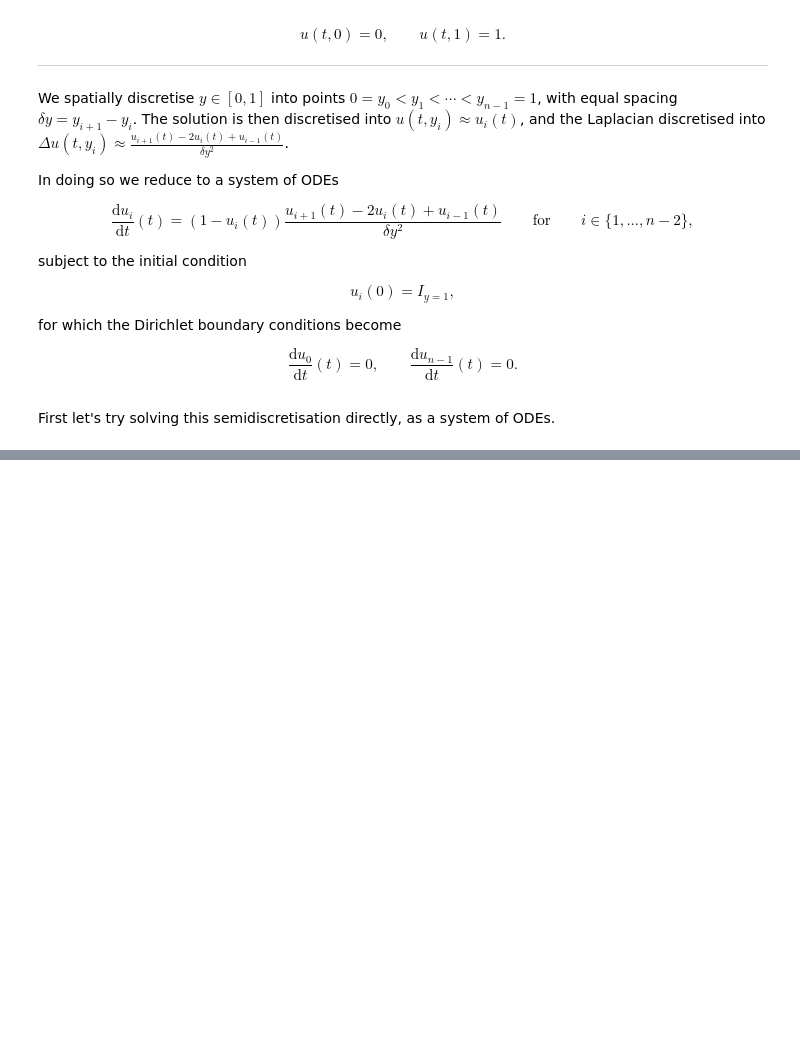
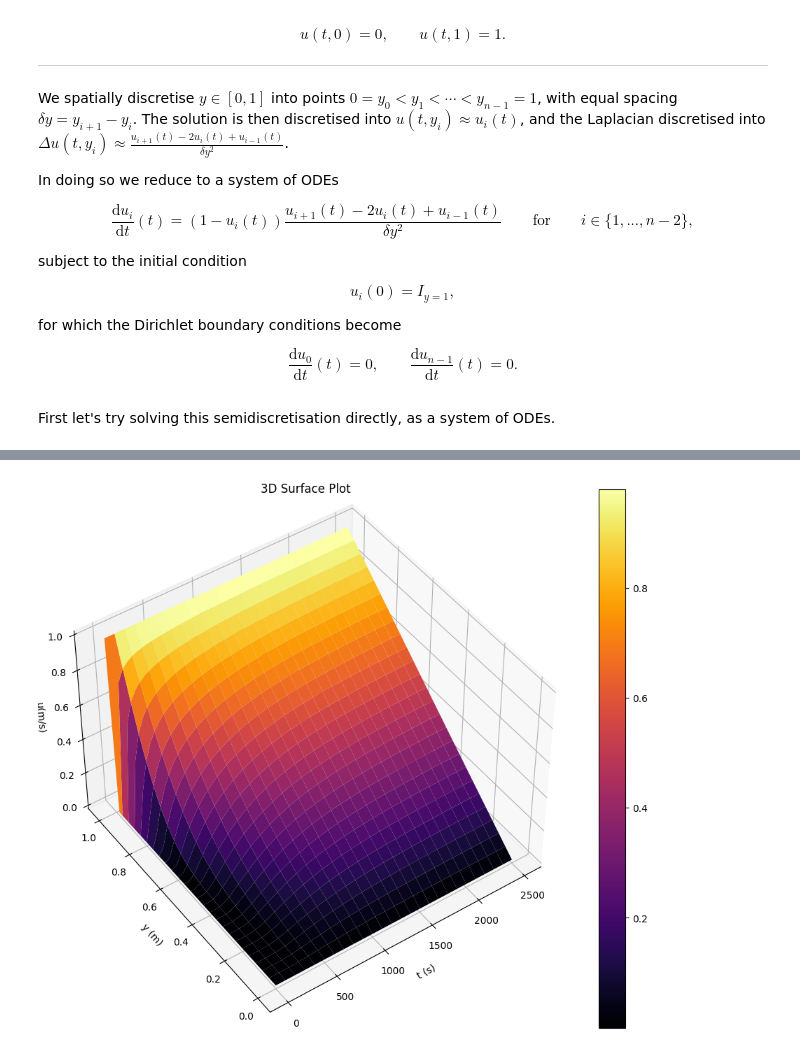
Before and after one commit to chaoming0625/diffrax, a Jupyter notebook: examples-with-units/unit_aware_couette.ipynb, the cells around one changed output, grey strips where cells are left out. Cells and saved outputs as stored; diff of their text form; code cells hidden in the pictures; blank space fills up the shorter version.

```diff
--- a/examples-with-units/unit_aware_couette.ipynb
+++ b/examples-with-units/unit_aware_couette.ipynb
@@ -171,0 +173,25 @@ plt.show()
+# %%
+ys_np = sol.ys.vals.to_decimal(u.meter / u.second).T
+
+t_vals = np.linspace(t0.to_decimal(u.second), t_final.to_decimal(u.second), ys_np.shape[1])
+x_vals = np.linspace(x0.to_decimal(u.meter), x_final.to_decimal(u.meter), ys_np.shape[0])
+
+T, X = np.meshgrid(t_vals, x_vals)
+
+fig = plt.figure(figsize=(12, 10))
+ax = fig.add_subplot(111, projection='3d')
+
+surf = ax.plot_surface(T, X, ys_np, cmap='inferno', edgecolor='none')
+
+ax.set_xlabel('t (s)')
+ax.set_ylabel('y (m)')
+ax.set_zlabel('u(m/s)')
+ax.set_title('3D Surface Plot')
+
+
+fig.colorbar(surf)
+ax.view_init(elev=45, azim=235)
+
+plt.show()
+# %% [output]
+[figure, added]
```
Also changed, not shown: parts of 3 cells of this notebook.
